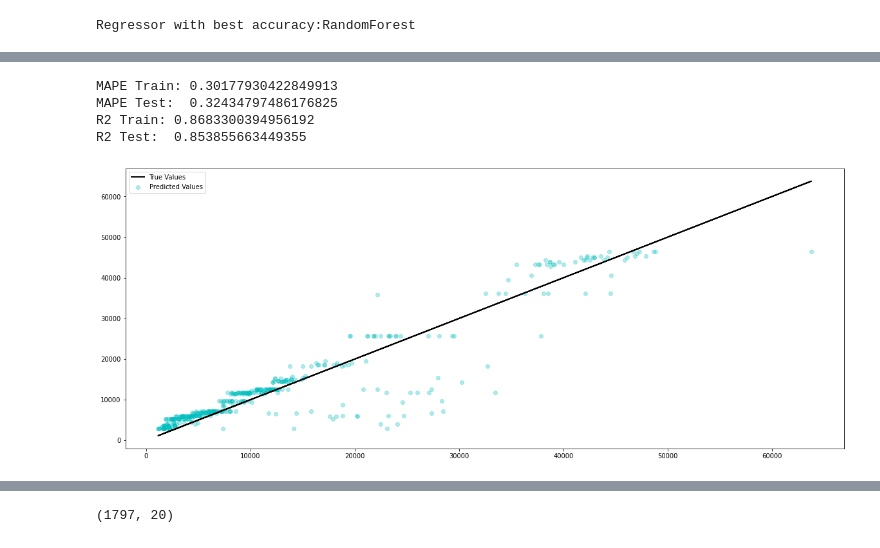
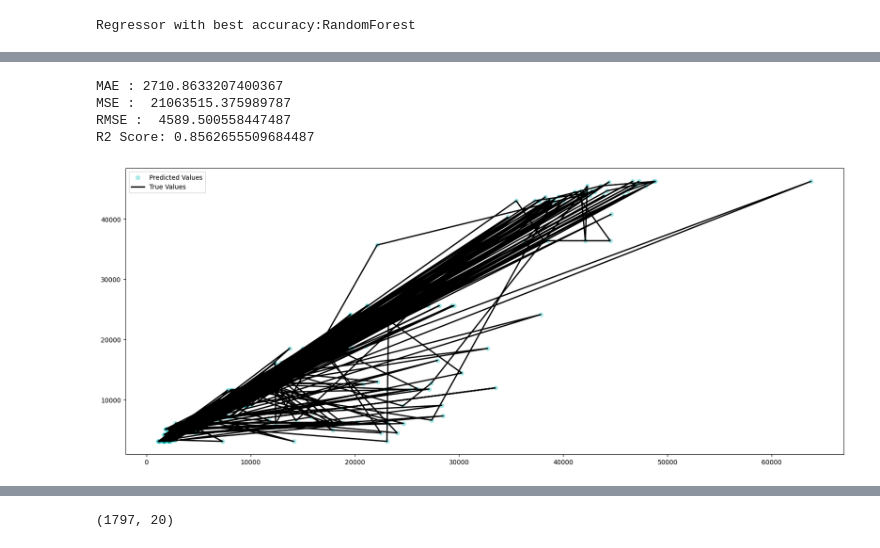
Before and after one commit to sudama-inc/Machine-Learning-Models, a Jupyter notebook: mlRegressionModel.ipynb, the cells around one changed output, grey strips where cells are left out. Cells and saved outputs as stored; diff of their text form; code cells hidden in the pictures.

Commit message:
update regression model

```diff
--- a/mlRegressionModel.ipynb
+++ b/mlRegressionModel.ipynb
@@ -340,46 +336,43 @@ The mean accuracy of the model is: 0.853855663449355
-# %%
-def MAPE(model):
-
-    pred_train = model.predict(X_train)
-    pred_test = model.predict(X_test)
-
-    mape_train = mean_absolute_percentage_error(y_train, pred_train)
-    mape_test = mean_absolute_percentage_error(y_test, pred_test)
-
-    r2_train = r2_score(y_train, pred_train)
-    r2_test = r2_score(y_test, pred_test)
-
-
-    return mape_train, mape_test, r2_train, r2_test
-
-
-mape_train, mape_test, r2_train, r2_test = MAPE(best_model)
-
-print(f"MAPE Train: {mape_train}")
-print(f"MAPE Test:  {mape_test}")
-
-print(f"R2 Train: {r2_train}")
-print(f"R2 Test:  {r2_test}")
-# %% [output]
-MAPE Train: 0.30177930422849913
-MAPE Test:  0.32434797486176825
-R2 Train: 0.8683300394956192
-R2 Test:  0.853855663449355
+# %%
+def MAPE(model):
+
+  y_pred = model.predict(X_test)
+
+  # Calculate the Mean Absolute Error
+  mae = mean_absolute_error(y_test, y_pred)
+  mse = mean_squared_error(y_test, y_pred)
+  rmse = np.sqrt(mse)
+  r2_score_test = r2_score(y_test, y_pred)
+
+  return mae, mse, rmse, r2_score_test
+
+
+mae, mse, rmse, r2_score_test = MAPE(best_model)
+
+print(f"MAE : {mae}")
+print(f"MSE :  {mse}")
+print(f"RMSE :  {rmse}")
+print(f"R2 Score: {r2_score_test}")
+# %% [output]
+MAE : 2710.8633207400367
+MSE :  21063515.375989787
+RMSE :  4589.500558447487
+R2 Score: 0.8562655509684487
 # %%
 from sklearn.model_selection import cross_val_score
 
 cv = cross_val_score(best_model, X_test, y_test, cv = 10, n_jobs = -1)
 cv.mean()
 y_pred = best_model.predict(X_test)
 
 
 fig = plt.subplots(1,1,figsize = (20,8))
 
 _ = plt.scatter(y_test, y_pred, c = "c", alpha = 0.3, label = "Predicted Values")
-_ = plt.plot(y_test, y_test, c = "k", lw = 2, label = "True Values")
+_ = plt.plot(y_test, y_pred, c = "k", lw = 2, label = "True Values")
 _ = plt.legend()
 # %% [output]
-[figure, old version]
+[figure, new version]
 # %%
 # Create a table for True Value and Predicted Values
 
```
Also changed, not shown: parts of 25 cells of this notebook.
